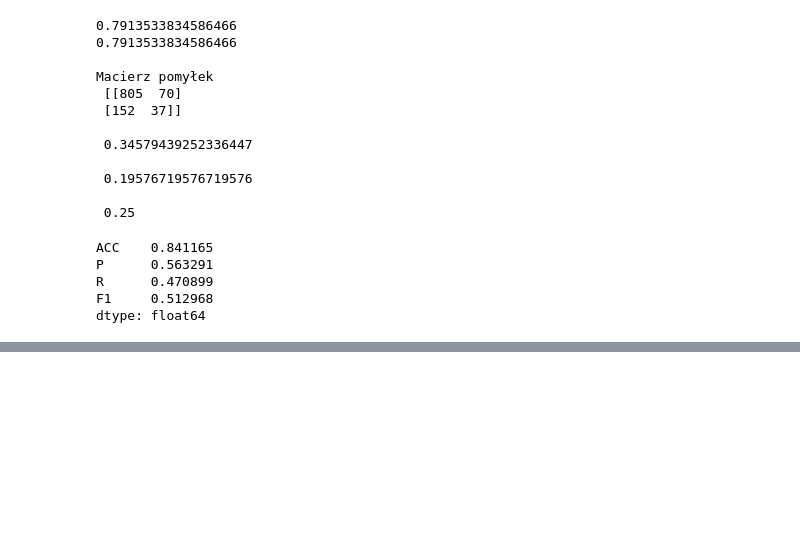
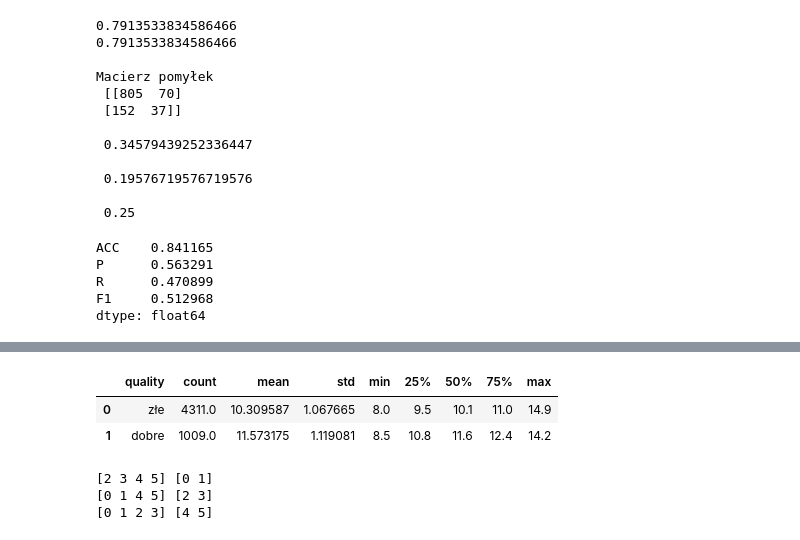
Before and after one commit to mbmarcin/ml_, a Jupyter notebook: wine_2.ipynb, the cells around one changed output, grey strips where cells are left out. Drawn from its saved outputs; the diff is of its cells as text; code cells hidden in the pictures; blank space fills up the shorter version.

```diff
--- a/wine_2.ipynb
+++ b/wine_2.ipynb
@@ -351,3 +372,28 @@ P      0.645161
 R      0.423280
 F1     0.511182
 dtype: float64
+# %%
+pd.Series(forest.feature_importances_,index=X.columns[0:11]).sort_values(ascending=False)
+# im wyższa wartośc tym większy wpływ danej zmiennej na podejmowane decyzje.
+
+dta.alcohol.groupby(dta.quality).describe().reset_index()
+# %% [output]
+|  | quality | count | mean | std | min | 25% | 50% | 75% | max |
+| 0 | złe | 4311.0 | 10.309587 | 1.067665 | 8.0 | 9.5 | 10.1 | 11.0 | 14.9 |
+| 1 | dobre | 1009.0 | 11.573175 | 1.119081 | 8.5 | 10.8 | 11.6 | 12.4 | 14.2 |
+# %%
+# Crossvalidation
+from sklearn.model_selection import KFold
+
+arr = np.arange(6)
+
+kf = KFold(n_splits=3, random_state=None, shuffle=False)
+for train, test in kf.split(arr):
+  print(train, test)
+
+# for train, test in KFold(n_splits=3):
+#   print(train, test, spe=",")
+# %% [output]
+[2 3 4 5] [0 1]
+[0 1 4 5] [2 3]
+[0 1 2 3] [4 5]
```
Also changed, not shown: parts of 2 cells of this notebook.
